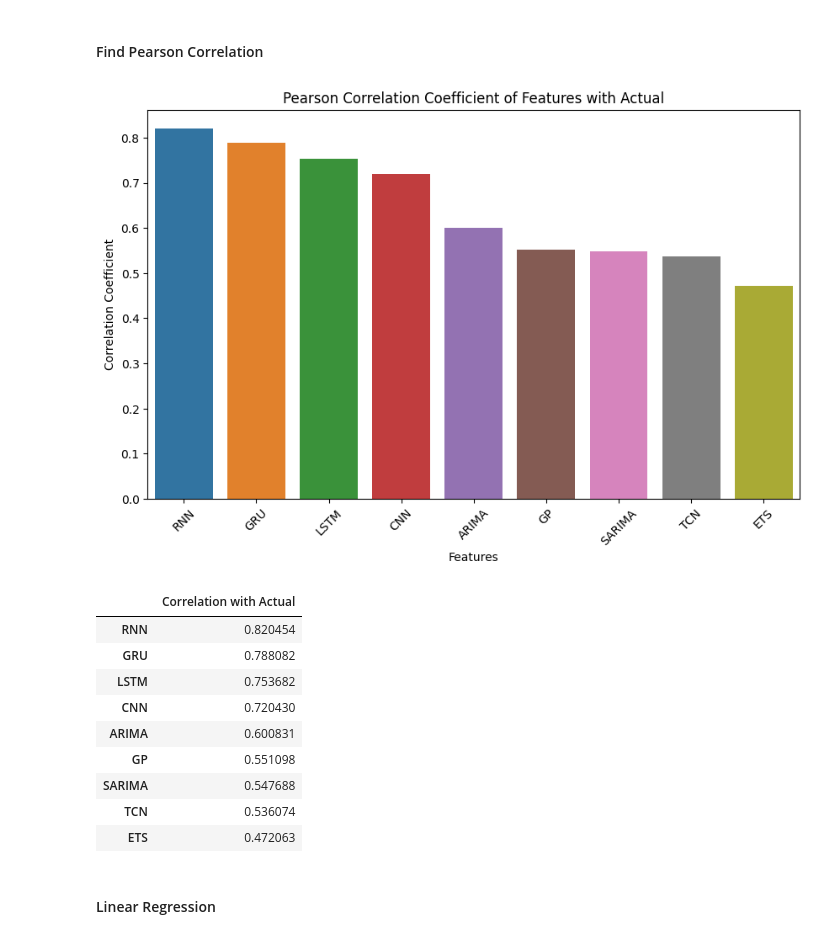
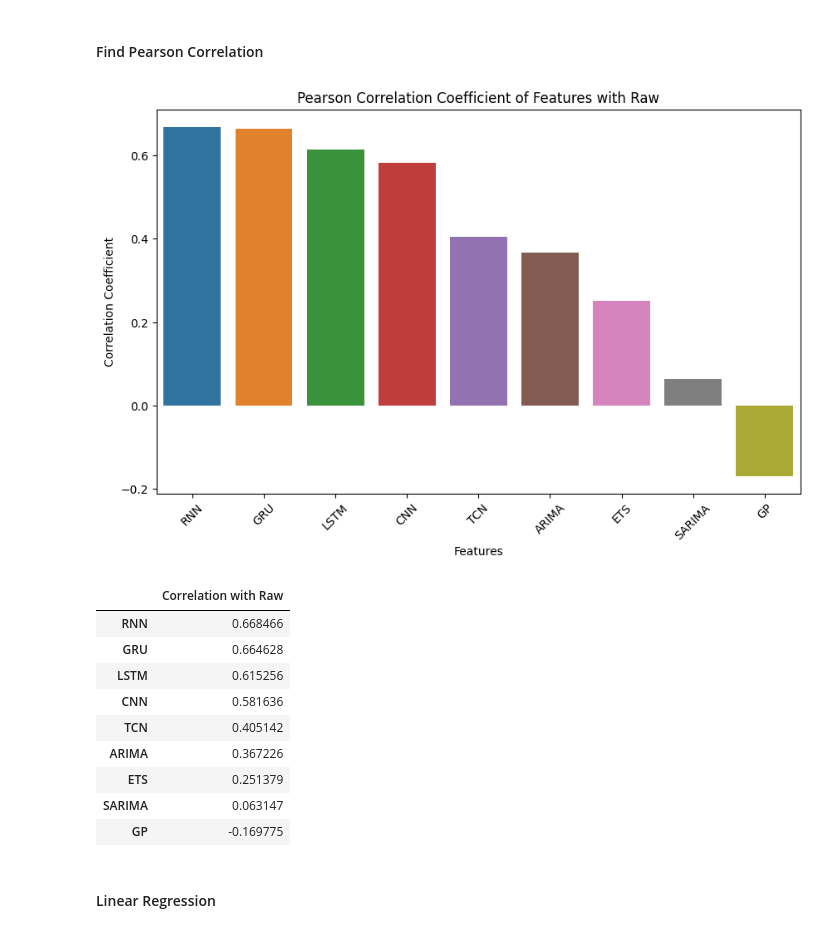
Before and after one commit to meng-rcis/rcie-system-metrics-prediction, a Jupyter notebook: models/features/tuning/response_time/correlation.ipynb, the cells around one changed output. Saved outputs shown, nothing was run; the diff lists cells and outputs as text; code cells hidden in the pictures.

Commit message:
update correlation

```diff
--- a/models/features/tuning/response_time/correlation.ipynb
+++ b/models/features/tuning/response_time/correlation.ipynb
@@ -28,40 +28,40 @@ data.head()
 # %%
 # Calculating Pearson correlation coefficient between each feature and the 'Actual' column
 features = ['ARIMA', 'SARIMA', 'ETS', 'GP', 'RNN', 'LSTM', 'CNN', 'GRU', 'TCN']
-correlation_target = 'Actual'
+correlation_target = 'Raw'
 prediction_target = 'Raw'
 rmse_target = 'Raw'
 correlations = {feature: pearsonr(data[feature], data[correlation_target])[0] for feature in features}
 
 # Sorting the features based on their correlation in descending order
 sorted_features = sorted(correlations, key=correlations.get, reverse=True)
 
 # Displaying the correlation coefficients
-correlation_df = pd.DataFrame.from_dict(correlations, orient='index', columns=['Correlation with Actual'])
+correlation_df = pd.DataFrame.from_dict(correlations, orient='index', columns=[f'Correlation with {correlation_target}'])
 correlation_df_sorted = correlation_df.reindex(sorted_features)
 
 # Plotting the correlations
 plt.figure(figsize=(10, 6))
-sns.barplot(x=correlation_df_sorted.index, y=correlation_df_sorted['Correlation with Actual'])
-plt.title('Pearson Correlation Coefficient of Features with Actual')
+sns.barplot(x=correlation_df_sorted.index, y=correlation_df_sorted[f'Correlation with {correlation_target}'])
+plt.title(f'Pearson Correlation Coefficient of Features with {correlation_target}')
 plt.xticks(rotation=45)
 plt.ylabel('Correlation Coefficient')
 plt.xlabel('Features')
 plt.show()
 
 correlation_df_sorted
 # %% [output]
-[figure, old version]
+[figure, new version]
-|  | Correlation with Actual |
-| RNN | 0.820454 |
-| GRU | 0.788082 |
-| LSTM | 0.753682 |
-| CNN | 0.720430 |
-| ARIMA | 0.600831 |
-| GP | 0.551098 |
-| SARIMA | 0.547688 |
-| TCN | 0.536074 |
-| ETS | 0.472063 |
+|  | Correlation with Raw |
+| RNN | 0.668466 |
+| GRU | 0.664628 |
+| LSTM | 0.615256 |
+| CNN | 0.581636 |
+| TCN | 0.405142 |
+| ARIMA | 0.367226 |
+| ETS | 0.251379 |
+| SARIMA | 0.063147 |
+| GP | -0.169775 |
 # %%
 # Recalculating Pearson correlation coefficient between each feature and the 'Actual' column
 numeric_columns = features + [prediction_target]
```
Also changed, not shown: parts of 6 cells of this notebook, 5 other files.
